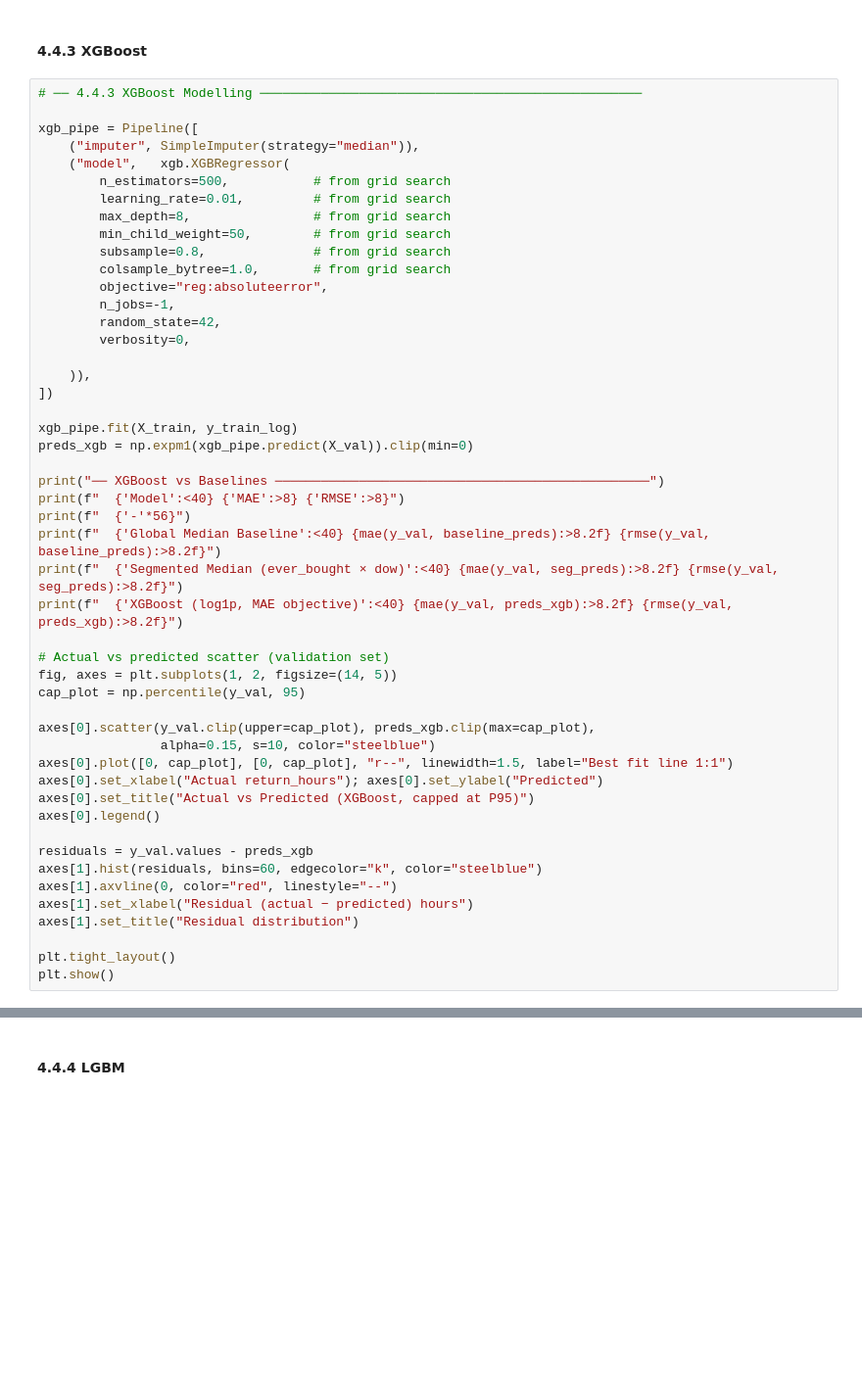
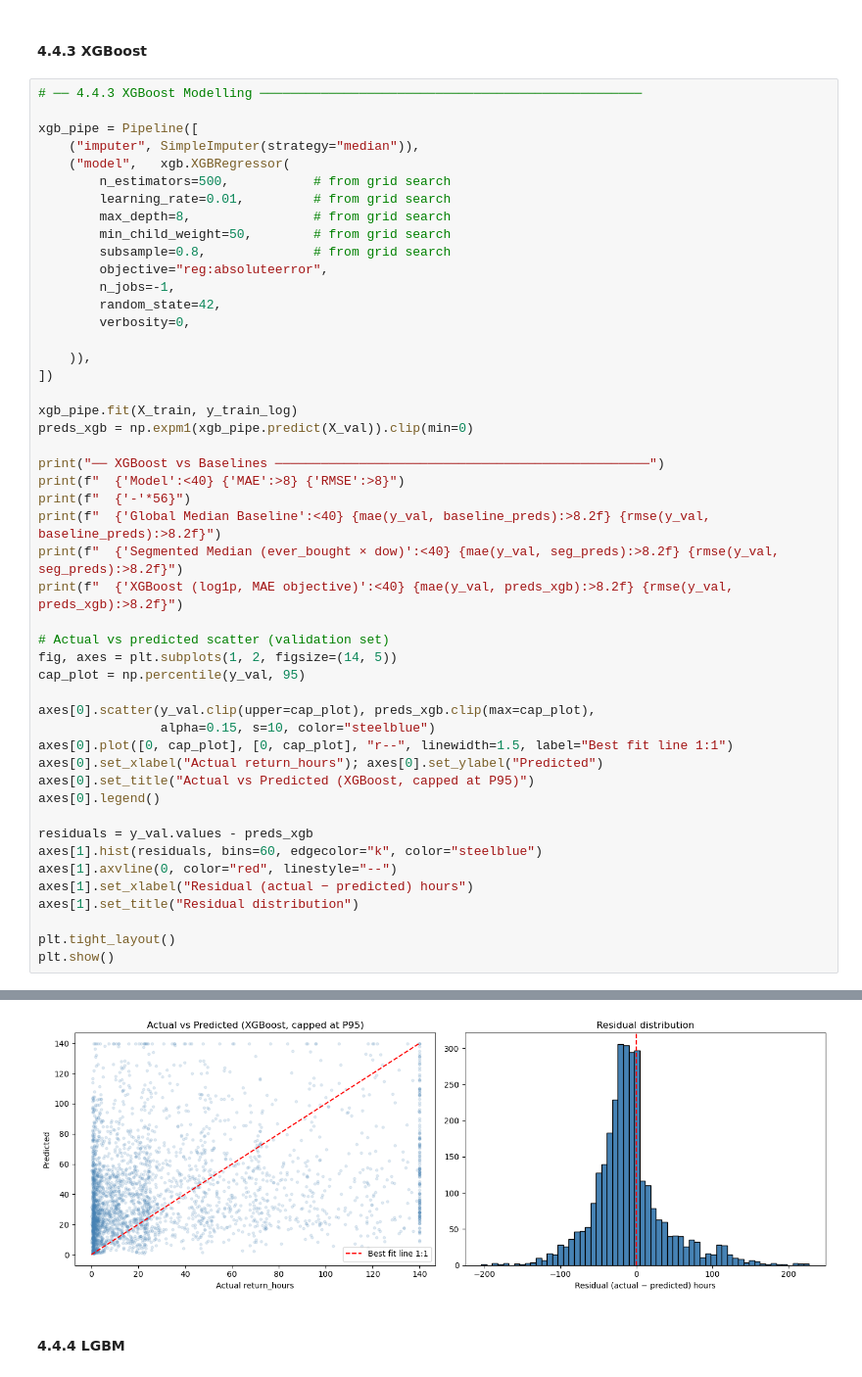
Before and after one commit to udit-asopa/data-science-assignment-nosto, a Jupyter notebook: interview-task.ipynb, the cells around one changed output, grey strips where cells are left out. Shown at 98% size. Cells and saved outputs as stored; diff of their text form; blank space fills up the shorter version.

```diff
--- a/interview-task.ipynb
+++ b/interview-task.ipynb
@@ -772,7 +956,6 @@ xgb_pipe = Pipeline([
         max_depth=8,                # from grid search
         min_child_weight=50,        # from grid search
         subsample=0.8,              # from grid search
-        colsample_bytree=1.0,       # from grid search
         objective="reg:absoluteerror",
         n_jobs=-1,
         random_state=42,
@@ -810,3 +993,4 @@ axes[1].set_title("Residual distribution")
 
 plt.tight_layout()
 plt.show()
+# %% [output]
@@ -813,3 +1003,4 @@ plt.show()
+[figure, added]
 # %% [markdown]
 #### 4.4.4 LGBM
 # %%
```
Also changed, not shown: parts of 28 cells of this notebook, 13 other files.
